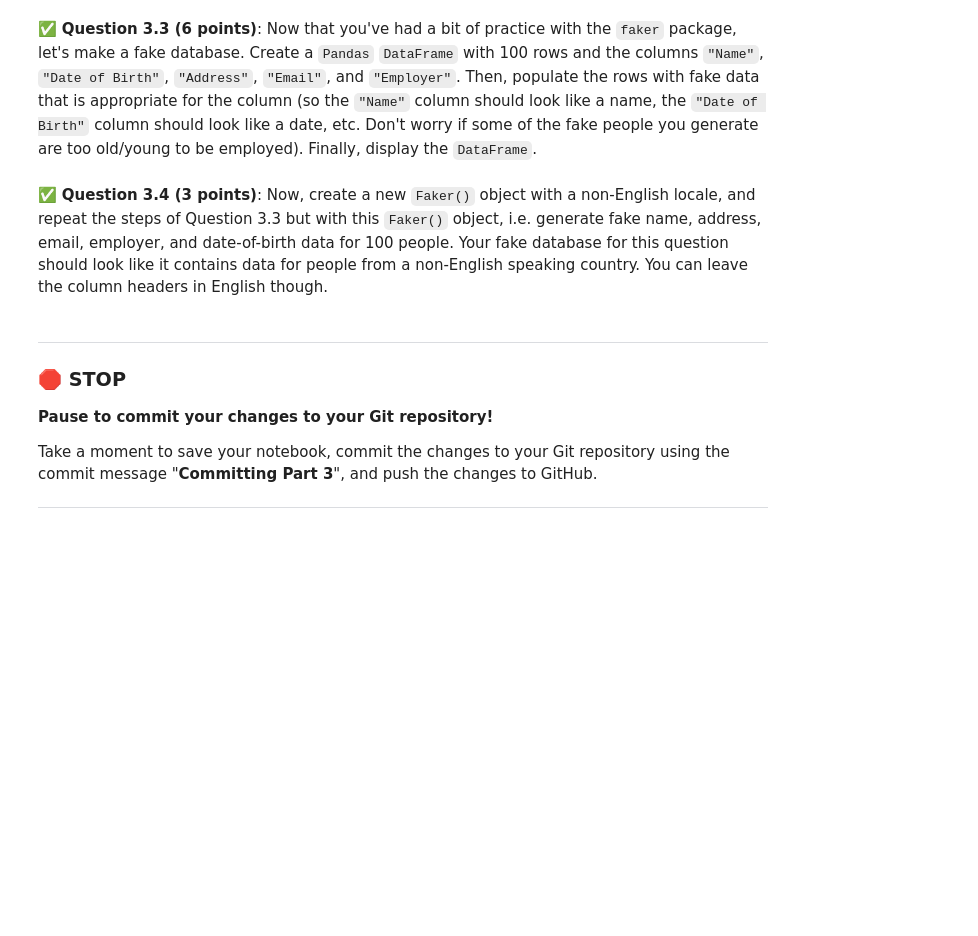
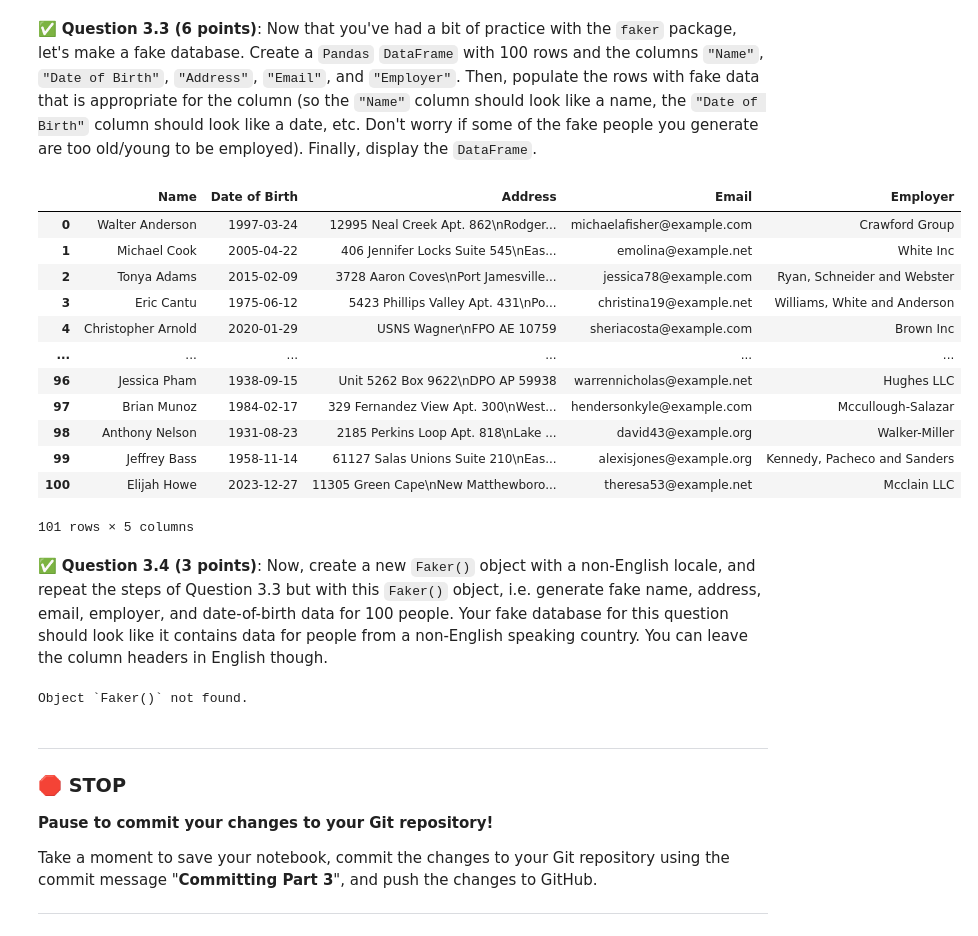
Before and after one commit to mlee3001/CMSE202-s24-turnin, a Jupyter notebook: midterm/CMSE202-Midterm-Section002-STUDENT.ipynb, the cells around one changed output. Saved outputs shown, nothing was run; the diff lists cells and outputs as text; code cells hidden in the pictures; blank space fills up the shorter version.

```diff
--- a/midterm/CMSE202-Midterm-Section002-STUDENT.ipynb
+++ b/midterm/CMSE202-Midterm-Section002-STUDENT.ipynb
@@ -230,6 +230,7 @@ Once `faker` is installed, running the following cell should not result in an er
 # %%
 # Running this cell should just work and not yield any output if faker is installed and available
 from faker import Faker
+fake = Faker()
 # %% [markdown]
 &#9989; **Question 3.2 (5 points total)**: Using the `faker` package, do the following simple tasks. Each task should only require a very short amount of code, and the documentation should cover how to do it.
 
@@ -240,3 +244,4 @@ from faker import Faker
 &#9989; **Question 3.2.2 (1 point)**: Using the `faker` package, generate a fake mailing address.
 # %%
 # Put your code for Question 3.2.2 here
+fake.address()
@@ -259,2 +273,23 @@ from faker import Faker
+# %%
+# Put your code for Question 3.3 here
+fake_people = pd.DataFrame(columns = ['Name', 'Date of Birth', 'Address', 'Email', 'Employer'])
+for i in range(101):
+    person = [fake.name(), fake.date_of_birth(), fake.address(), fake.email(), fake.company()]
+    fake_people.loc[len(fake_people.index)] = person
+fake_people
+# %% [output]
+|  | Name | Date of Birth | Address | Email | Employer |
+| 0 | Walter Anderson | 1997-03-24 | 12995 Neal Creek Apt. 862\nRodger... | michaelafisher@example.com | Crawford Group |
+| 1 | Michael Cook | 2005-04-22 | 406 Jennifer Locks Suite 545\nEas... | emolina@example.net | White Inc |
+| 2 | Tonya Adams | 2015-02-09 | 3728 Aaron Coves\nPort Jamesville... | jessica78@example.com | Ryan, Schneider and Webster |
+| 3 | Eric Cantu | 1975-06-12 | 5423 Phillips Valley Apt. 431\nPo... | christina19@example.net | Williams, White and Anderson |
+| 4 | Christopher Arnold | 2020-01-29 | USNS Wagner\nFPO AE 10759 | sheriacosta@example.com | Brown Inc |
+| ... | ... | ... | ... | ... | ... |
+| 96 | Jessica Pham | 1938-09-15 | Unit 5262 Box 9622\nDPO AP 59938 | warrennicholas@example.net | Hughes LLC |
+| 97 | Brian Munoz | 1984-02-17 | 329 Fernandez View Apt. 300\nWest... | hendersonkyle@example.com | Mccullough-Salazar |
+| 98 | Anthony Nelson | 1931-08-23 | 2185 Perkins Loop Apt. 818\nLake ... | david43@example.org | Walker-Miller |
+| 99 | Jeffrey Bass | 1958-11-14 | 61127 Salas Unions Suite 210\nEas... | alexisjones@example.org | Kennedy, Pacheco and Sanders |
+| 100 | Elijah Howe | 2023-12-27 | 11305 Green Cape\nNew Matthewboro... | theresa53@example.net | Mcclain LLC |
+101 rows × 5 columns
 # %% [markdown]
 &#9989; **Question 3.4 (3 points)**: Now, create a new `Faker()` object with a non-English locale, and repeat the steps of Question 3.3 but with this `Faker()` object, i.e. generate fake name, address, email, employer, and date-of-birth data for 100 people. Your fake database for this question should look like it contains data for people from a non-English speaking country. You can leave the column headers in English though.
@@ -263,3 +296,13 @@ from faker import Faker
+# %%
+# Put your code for Question 3.4 here
+fake_ru = Faker('ru_RU')
+fake_people_ru = pd.DataFrame(columns = ['Name', 'Date of Birth', 'Address', 'Email', 'Employer'])
+for i in range(101):
+    person = [fake_ru.name(), fake_ru.date_of_birth(), fake_ru.address(), fake_ru.email(), fake_ru.company()]
+    fake_people_ru.loc[len(fake_people_ru.index)] = person
+fake_people
+# %% [output]
+Object `Faker()` not found.
 # %% [markdown]
 ---
 ### &#128721; STOP
```
Also changed, not shown: parts of 10 cells of this notebook.
